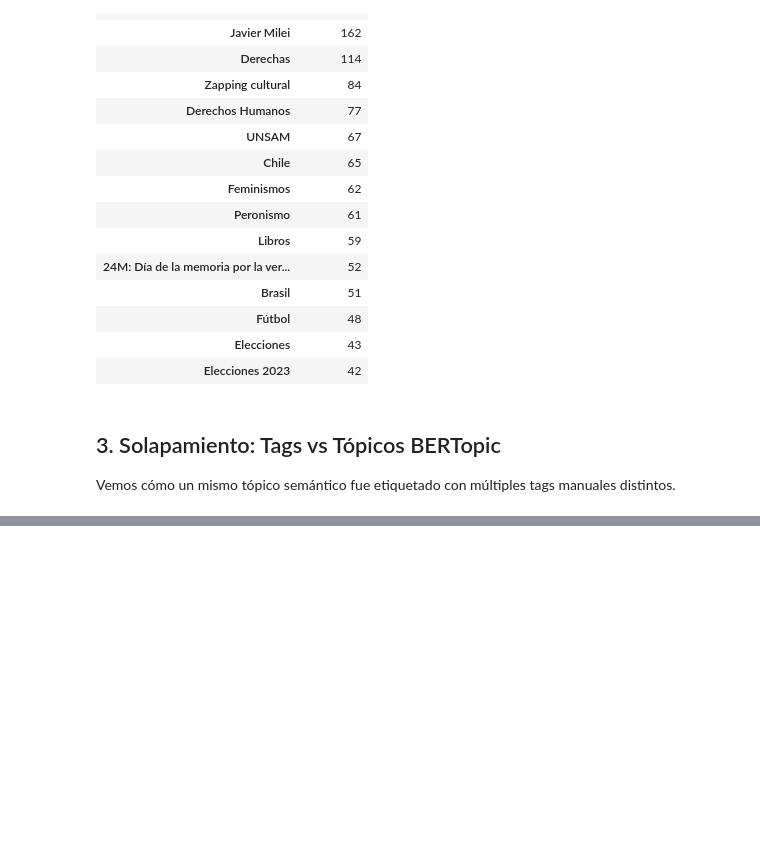
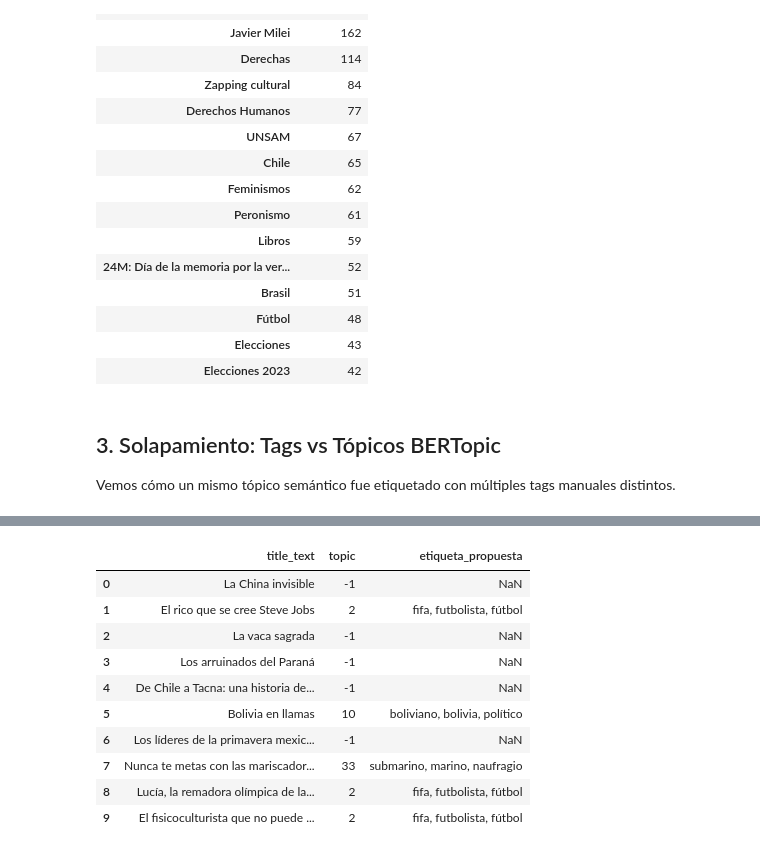
Before and after one commit to MauricioKreszczuk/anfibia-unsam, a Jupyter notebook: notebooks/07.etiquetas.ipynb, the cells around one changed output, grey strips where cells are left out. Cells and saved outputs as stored; diff of their text form; code cells hidden in the pictures; blank space fills up the shorter version.

```diff
--- a/notebooks/07.etiquetas.ipynb
+++ b/notebooks/07.etiquetas.ipynb
@@ -252,0 +318,30 @@ Archivo 'corpus_con_tags_normalizados.csv' exportado.
+# %%
+# 1. Encontramos el tag manual histórico más repetido por cada tópico (Moda)
+tag_canonico = (
+    df_desanidado[df_desanidado["topic"] != -1]
+    .groupby("topic")["tag"]
+    .agg(lambda x: x.mode().iloc[0] if not x.empty else "General")
+    .to_dict()
+)
+
+# 2. Asignamos la etiqueta editorial limpia al DataFrame
+df["etiqueta_editorial"] = df["topic"].map(tag_canonico).fillna("Archivo")
+
+# 3. Exportamos el diccionario estático para producción (JSON de consulta instantánea)
+import json
+with open(OUTPUT_DIR / "mapeo_topicos_tags.json", "w", encoding="utf-8") as f:
+    json.dump(tag_canonico, f, ensure_ascii=False, indent=2)
+
+display(df[["title_text", "topic", "etiqueta_propuesta"]].head(10))
+# %% [output]
+|  | title_text | topic | etiqueta_propuesta |
+| 0 | La China invisible | -1 | NaN |
+| 1 | El rico que se cree Steve Jobs | 2 | fifa, futbolista, fútbol |
+| 2 | La vaca sagrada | -1 | NaN |
+| 3 | Los arruinados del Paraná | -1 | NaN |
+| 4 | De Chile a Tacna: una historia de... | -1 | NaN |
+| 5 | Bolivia en llamas | 10 | boliviano, bolivia, político |
+| 6 | Los líderes de la primavera mexic... | -1 | NaN |
+| 7 | Nunca te metas con las mariscador... | 33 | submarino, marino, naufragio |
+| 8 | Lucía, la remadora olímpica de la... | 2 | fifa, futbolista, fútbol |
+| 9 | El fisicoculturista que no puede ... | 2 | fifa, futbolista, fútbol |
```
Also changed, not shown: parts of 11 cells of this notebook, 3 other files.
